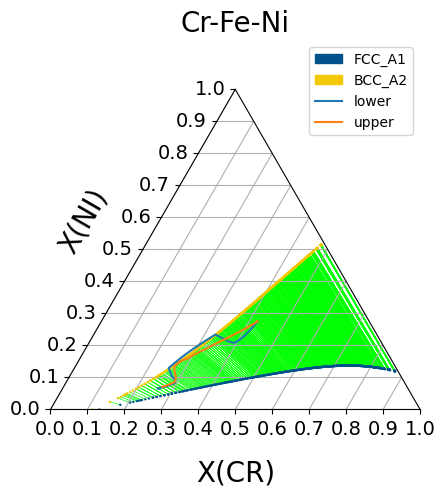
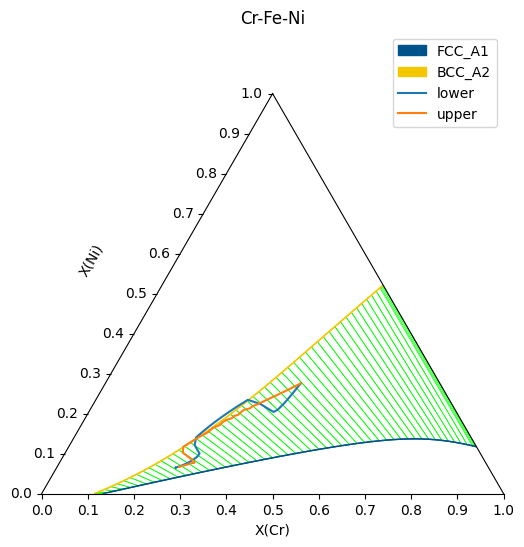
Code edit (unified diff) that turned the first committed figure into the second:
--- before
+++ after
@@ -1,3 +1,3 @@
-from pycalphad import equilibrium, Database, ternplot, variables as v
+from pycalphad import ternplot, variables as v
 from pycalphad.plot import triangular
 from pycalphad.plot.utils import phase_legend
@@ -9,6 +9,10 @@
 ternplot(therm.db, ['FE', 'CR', 'NI', 'VA'], phases, conds, x=v.X('CR'), y=v.X('NI'), ax = ax)
 
-ln1, = ax.plot(ml.getX('CR'), ml.getX('NI'), label='lower')
-ln2, = ax.plot(mu.getX('CR'), mu.getX('NI'), label='upper')
+# Compositions will contain all elements (dependent, independent)
+compl = ml.getCompositions()
+ln1, = ax.plot(compl[:,1], compl[:,2], label='lower')
+
+compu = mu.getCompositions()
+ln2, = ax.plot(compu[:,1], compu[:,2], label='upper')
 
 #The pycalphad ternplot function will automatically add a legend for the phases,

Commit: update kawin examples